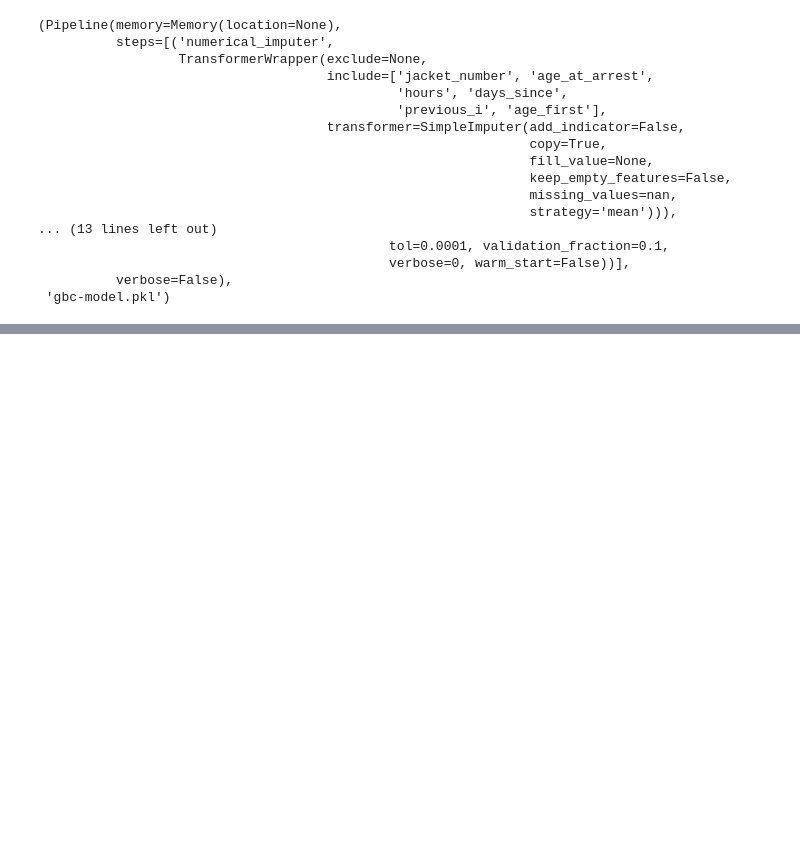
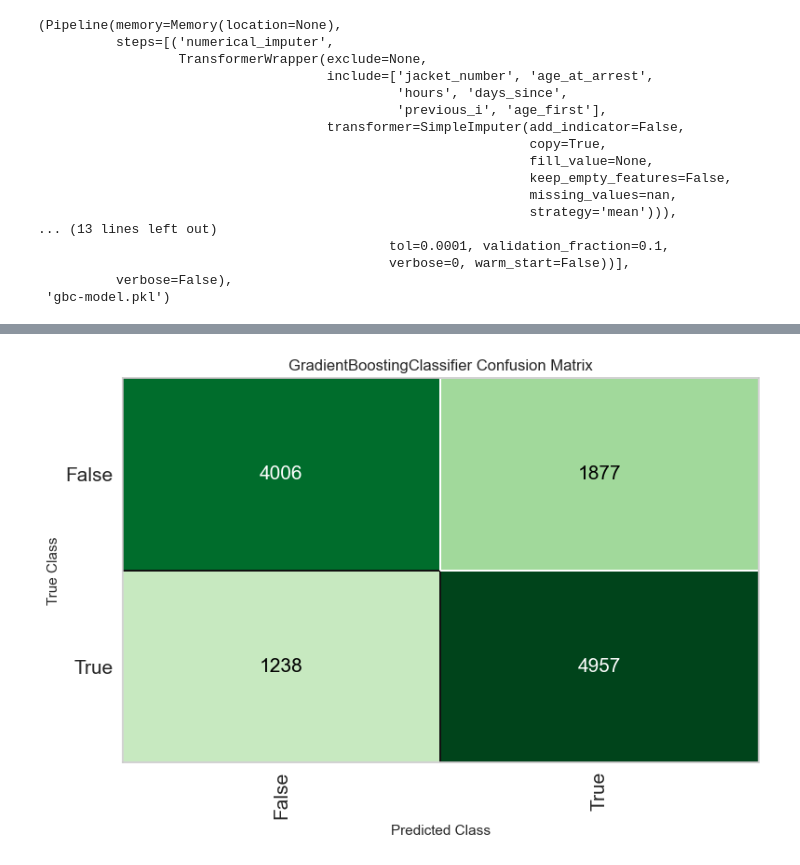
Before and after one commit to UIUC-DSC/Members-Only, a Jupyter notebook: model2.ipynb, the cells around one changed output, grey strips where cells are left out. Saved outputs shown, nothing was run; the diff lists cells and outputs as text; code cells hidden in the pictures; blank space fills up the shorter version.

Commit message:
Updated model and visuals

```diff
--- a/model2.ipynb
+++ b/model2.ipynb
@@ -218,0 +219,3 @@ Similarity between 'r' and 'prediction_mapped': 0.7265275707898659
+# %%
+plot_model(final_gbc, plot='confusion_matrix')
+# %% [output]
@@ -218,0 +223 @@ Similarity between 'r' and 'prediction_mapped': 0.7265275707898659
+[figure, added]
```
Also changed, not shown: parts of 15 cells of this notebook, 1 other file.
